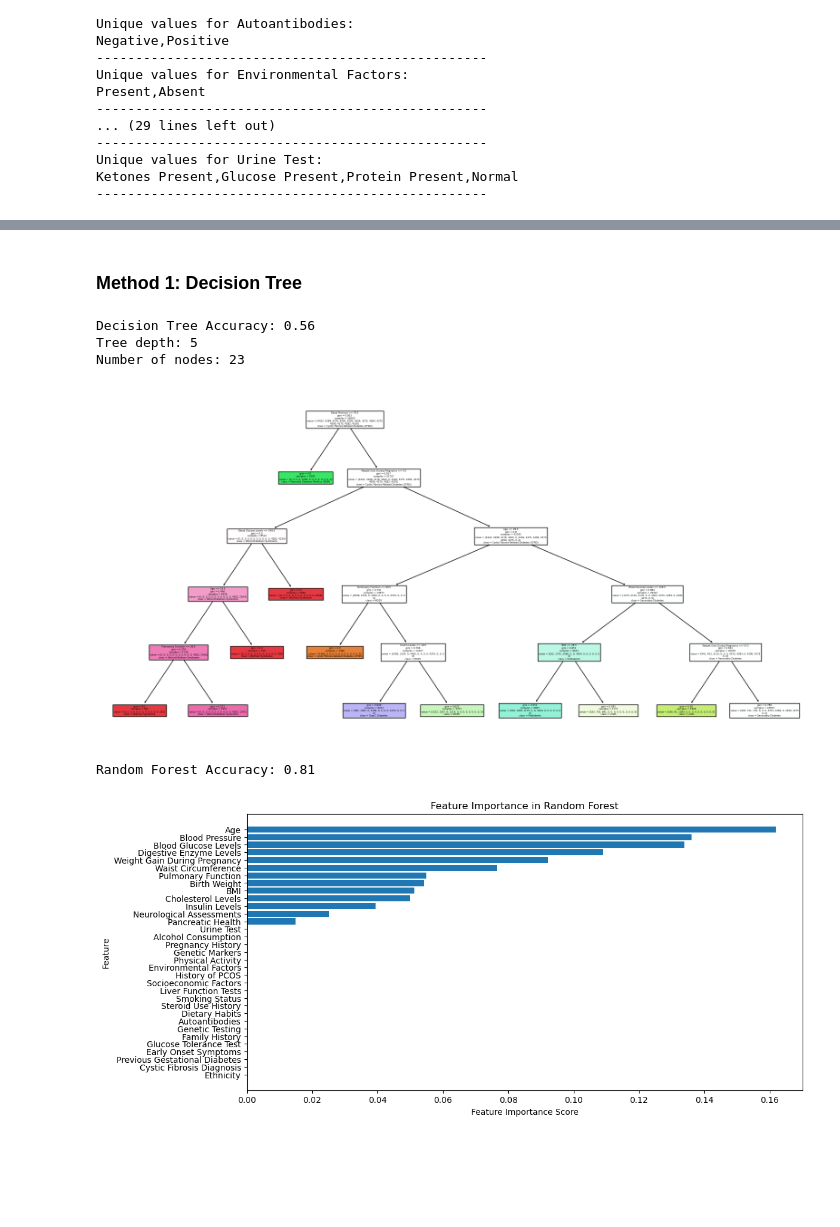
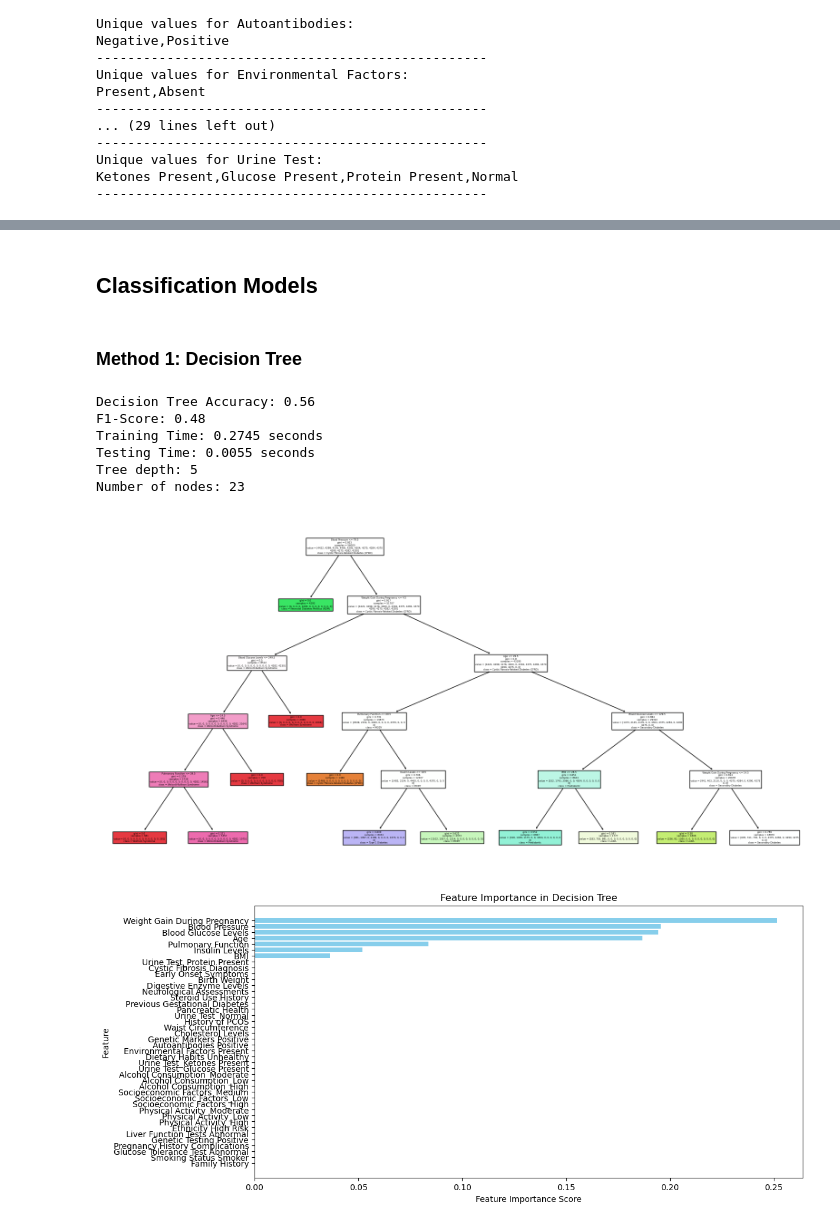
Before and after one commit to EddieMcGowan/Diabetes_Classification_Model, a Jupyter notebook: DSCI 441 Milestone 1.ipynb, the cells around one changed output, grey strips where cells are left out. Cells and saved outputs as stored; diff of their text form; code cells hidden in the pictures; blank space fills up the shorter version.

Commit message:
Updated Code and PPT Milestone 1
I added a decision tree model, logistic regression model, and a k-nearest neighbors model and performance metrics to both my code and the powerpoint deck.

```diff
--- a/DSCI 441 Milestone 1.ipynb
+++ b/DSCI 441 Milestone 1.ipynb
@@ -313,6 +313,11 @@ diabetes["Liver Function Tests Abnormal"] = (
 )
 diabetes.drop(columns=["Liver Function Tests"], inplace=True)
 
+diabetes["Ethnicity High Risk"] = (
+    diabetes_raw["Ethnicity"].map({"High Risk": True, "Low Risk": False}).fillna(False).astype(bool)
+)
+diabetes.drop(columns=["Ethnicity"], inplace=True)
+
 print(diabetes.dtypes)
 # %% [output]
 Target                             category
@@ -338,5 +342,5 @@ I will now describe the high level statistics for each of the non-numeric column
 # %%
-categorical_columns = ["Physical Activity", "Ethnicity", "Socioeconomic Factors",
+categorical_columns = ["Physical Activity", "Socioeconomic Factors",
                        "Alcohol Consumption", "Urine Test"
 ]
 
@@ -387,15 +407,18 @@ Number of features: 44
+# %% [markdown]
+## Classification Models
 # %% [markdown]
 ### Method 1: Decision Tree
 # %%
-# Import necessary libraries
+import time
 from sklearn.tree import DecisionTreeClassifier, plot_tree
 from sklearn.model_selection import train_test_split
-from sklearn.metrics import accuracy_score
+from sklearn.metrics import accuracy_score, f1_score
 import matplotlib.pyplot as plt
+import numpy as np
 
 # Select features and target
-X = diabetes.drop(columns=["Target"])  # All features except target
-y = diabetes["Target"]  # Target variable (multi-class)
+X = diabetes_encoded.drop(columns=["Target"])  # All features except target
+y = diabetes_encoded["Target"]  # Target variable (multi-class)
 
 # Convert categorical and boolean columns to numeric
 for col in X.select_dtypes(include=["object", "bool"]).columns:
@@ -407,16 +430,28 @@ for col in X.select_dtypes(include=["category"]).columns:
 # Split data
 X_train, X_test, y_train, y_test = train_test_split(X, y, test_size=0.2, random_state=95)
 
-# Train Decision Tree
+# Measure training time
+start_train = time.time()
 tree_model = DecisionTreeClassifier(criterion="gini", max_depth=5, random_state=95)
 tree_model.fit(X_train, y_train)
+end_train = time.time()
+training_time = end_train - start_train
 
-# Make predictions
+# Measure testing time
+start_test = time.time()
 y_pred = tree_model.predict(X_test)
+end_test = time.time()
+testing_time = end_test - start_test
 
-# Evaluate accuracy
+# Evaluate accuracy and F1-Score
 accuracy = accuracy_score(y_test, y_pred)
+f1 = f1_score(y_test, y_pred, average="weighted")  # Weighted for multi-class
+
+# Print evaluation metrics
 print(f"Decision Tree Accuracy: {accuracy:.2f}")
+print(f"F1-Score: {f1:.2f}")
+print(f"Training Time: {training_time:.4f} seconds")
+print(f"Testing Time: {testing_time:.4f} seconds")
 
 # Check tree depth and nodes to ensure it's not empty
 print(f"Tree depth: {tree_model.get_depth()}")
@@ -424,51 +459,34 @@ print(f"Number of nodes: {tree_model.tree_.node_count}")
 
 feature_names = X.columns.tolist()
 
-# Fix: Convert class names to string list
+# Convert class names to string list
 class_names = [str(cls) for cls in tree_model.classes_]
 
-# Fix: Use explicit subplot to avoid rendering issues
+# Plot decision tree
 fig, ax = plt.subplots(figsize=(20, 10))
 plot_tree(tree_model, feature_names=feature_names, class_names=class_names, filled=True, ax=ax)
+plt.show()
 # %% [output]
 Decision Tree Accuracy: 0.56
+F1-Score: 0.48
+Training Time: 0.2745 seconds
+Testing Time: 0.0055 seconds
 Tree depth: 5
 Number of nodes: 23
 [figure]
 # %%
-# Import necessary libraries
-from sklearn.ensemble import RandomForestClassifier
-from sklearn.model_selection import train_test_split
-from sklearn.metrics import accuracy_score
-
-# Train Random Forest
-rf_model = RandomForestClassifier(n_estimators=100, criterion="gini", max_depth=5, random_state=95)
-rf_model.fit(X_train, y_train)
-
-# Make predictions
-y_pred = rf_model.predict(X_test)
-
-# Evaluate accuracy
-accuracy = accuracy_score(y_test, y_pred)
-print(f"Random Forest Accuracy: {accuracy:.2f}")
-
-import numpy as np
-
-# Get feature importance scores
-feature_importance = rf_model.feature_importances_
-
-# Sort features by importance
+# Feature Importance Plot
+feature_importance = tree_model.feature_importances_
 sorted_indices = np.argsort(feature_importance)[::-1]
-sorted_features = [feature_names[i] for i in sorted_indices]
+sorted_features = [X.columns[i] for i in sorted_indices]  # Ensure correct column names
 
 # Plot feature importance
 plt.figure(figsize=(12, 6))
-plt.barh(sorted_features, feature_importance[sorted_indices])
+plt.barh(sorted_features, feature_importance[sorted_indices], color="skyblue")
 plt.xlabel("Feature Importance Score")
 plt.ylabel("Feature")
-plt.title("Feature Importance in Random Forest")
-plt.gca().invert_yaxis()
+plt.title("Feature Importance in Decision Tree")
+plt.gca().invert_yaxis()  # Invert y-axis to show highest importance on top
 plt.show()
 # %% [output]
-Random Forest Accuracy: 0.81
-[figure, old version]
+[figure, new version]
```
Also changed, not shown: parts of 151 cells of this notebook, 1 other file.
